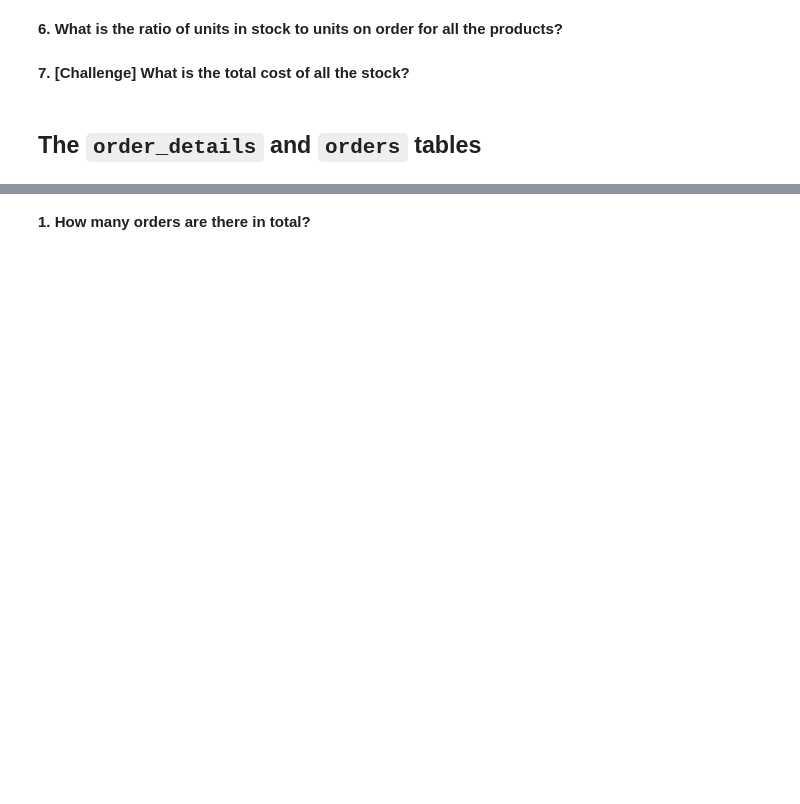
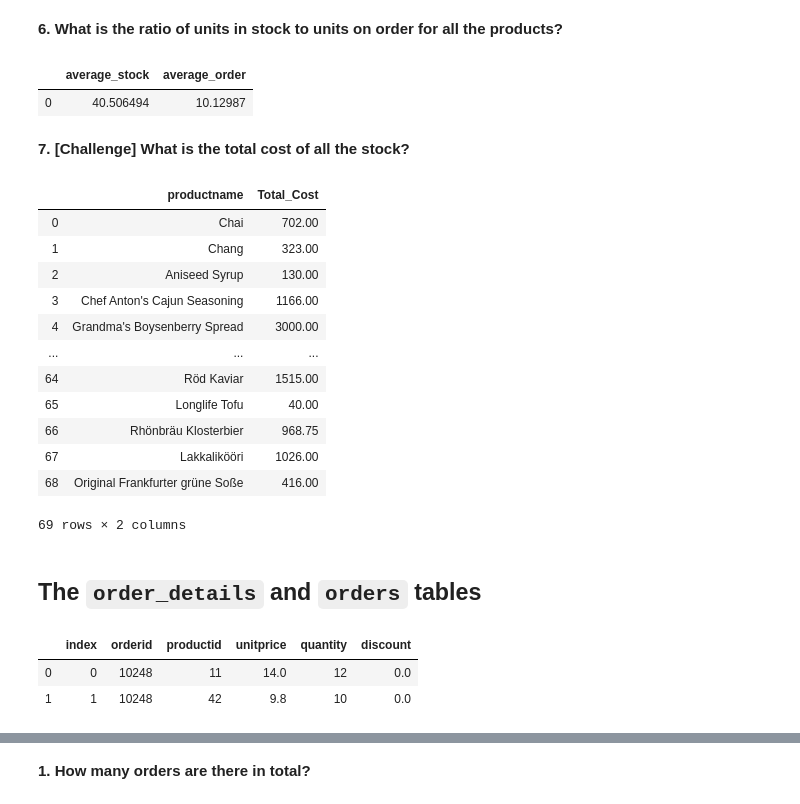
Before and after one commit to Mbuhliagah/database_and-_SQL, a Jupyter notebook: lab/databases-and-sql-lab.ipynb, the cells around one changed output, grey strips where cells are left out. Drawn from its saved outputs; the diff is of its cells as text; code cells hidden in the pictures; blank space fills up the shorter version.

```diff
--- a/lab/databases-and-sql-lab.ipynb
+++ b/lab/databases-and-sql-lab.ipynb
@@ -27,6 +138,37 @@ This is a stripped-down version of the Northwind database, a set of tables repre
 # %% [markdown]
 **6. What is the ratio of units in stock to units on order for all the products?**
+# %%
+sql = '''
+SELECT AVG(unitsinstock) AS average_stock,
+AVG(unitsonorder) AS average_order
+FROM products
+'''
+pd.read_sql(sql , conn)
+# %% [output]
+|  | average_stock | average_order |
+| 0 | 40.506494 | 10.12987 |
 # %% [markdown]
 **7. [Challenge] What is the total cost of all the stock?**
+# %%
+sql = '''
+SELECT productname , (unitprice * unitsinstock) AS Total_Cost
+FROM products
+WHERE discontinued = 0
+'''
+pd.read_sql(sql , conn)
+# %% [output]
+|  | productname | Total_Cost |
+| 0 | Chai | 702.00 |
+| 1 | Chang | 323.00 |
+| 2 | Aniseed Syrup | 130.00 |
+| 3 | Chef Anton's Cajun Seasoning | 1166.00 |
+| 4 | Grandma's Boysenberry Spread | 3000.00 |
+| ... | ... | ... |
+| 64 | Röd Kaviar | 1515.00 |
+| 65 | Longlife Tofu | 40.00 |
+| 66 | Rhönbräu Klosterbier | 968.75 |
+| 67 | Lakkalikööri | 1026.00 |
+| 68 | Original Frankfurter grüne Soße | 416.00 |
+69 rows × 2 columns
 # %% [markdown]
 ## The `order_details` and `orders` tables
@@ -32,0 +178,6 @@ This is a stripped-down version of the Northwind database, a set of tables repre
+# %%
+df_order_details.head(2)
+# %% [output]
+|  | index | orderid | productid | unitprice | quantity | discount |
+| 0 | 0 | 10248 | 11 | 14.0 | 12 | 0.0 |
+| 1 | 1 | 10248 | 42 | 9.8 | 10 | 0.0 |
```
Also changed, not shown: parts of 18 cells of this notebook.
